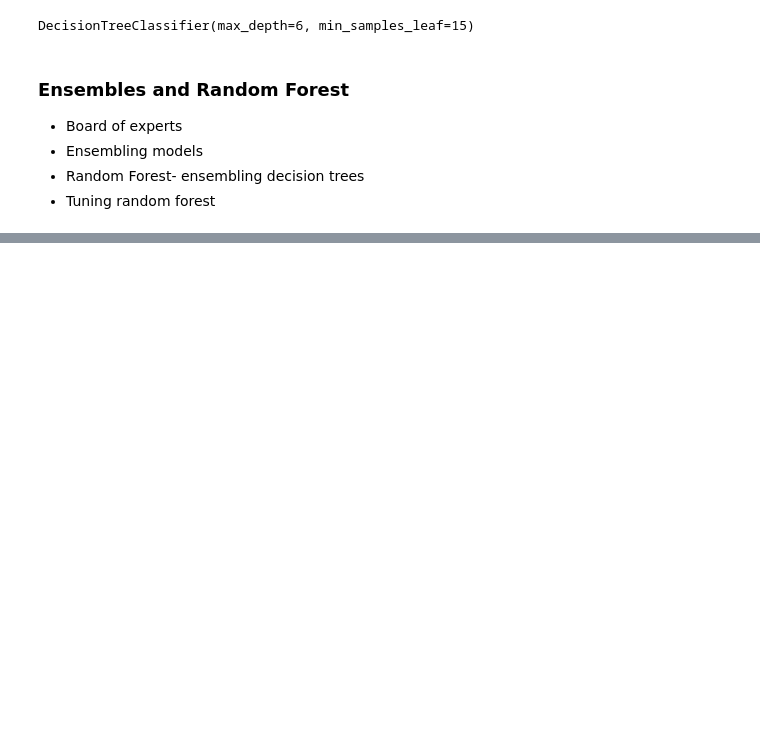
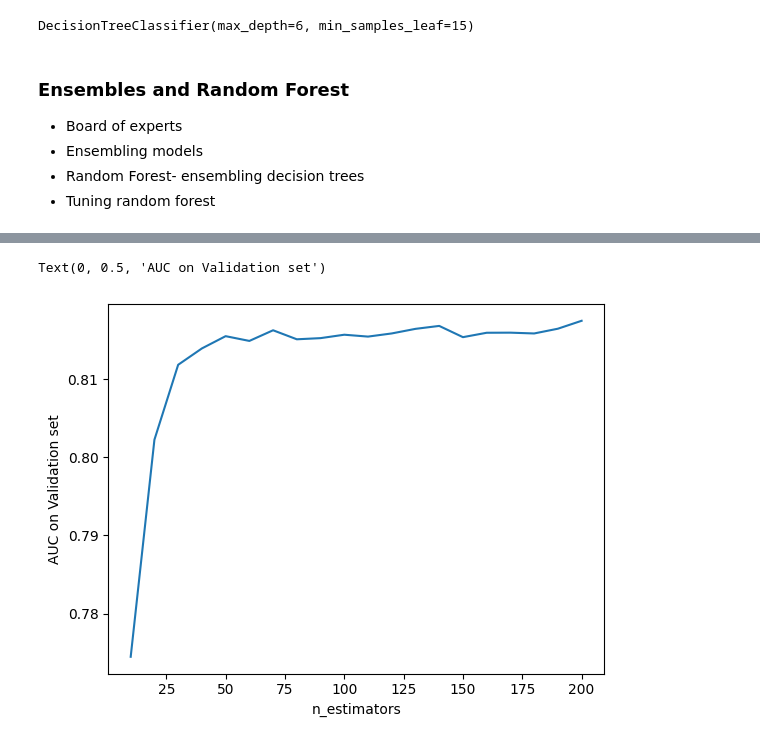
Before and after one commit to rajibulislam1/DataTalksClub, a Jupyter notebook: 2025/module-06.ipynb, the cells around one changed output, grey strips where cells are left out. Saved outputs shown, nothing was run; the diff lists cells and outputs as text; code cells hidden in the pictures; blank space fills up the shorter version.

Commit message:
Random Forest ModelTuning

```diff
--- a/2025/module-06.ipynb
+++ b/2025/module-06.ipynb
@@ -487,0 +490,3 @@ DecisionTreeClassifier(max_depth=6, min_samples_leaf=15)
+# %%
+rf = RandomForestClassifier(n_estimators = 10, random_state=1)
+rf.fit(X_train, y_train)
@@ -487,0 +495,2 @@ DecisionTreeClassifier(max_depth=6, min_samples_leaf=15)
+# %%
+y_pred = rf.predict_proba(X_val)[:, 1]
@@ -487,0 +501,14 @@ DecisionTreeClassifier(max_depth=6, min_samples_leaf=15)
+# %%
+scores = []
+# Tuning n_estimators
+for n in range(10, 201, 10):
+    rf = RandomForestClassifier(n_estimators = n, random_state=1)
+    rf.fit(X_train, y_train)
+
+    y_pred = rf.predict_proba(X_val)[:, 1]
+    auc = roc_auc_score(y_val, y_pred)
+    #print(f'n_estimators={n} --> val: {auc:.3f}')
+    scores.append((n, auc))
+# %%
+df_scores_rf = pd.DataFrame(scores, columns=['n_estimators', 'auc_val'])
+df_scores_rf.round(3)
@@ -487,0 +533,7 @@ DecisionTreeClassifier(max_depth=6, min_samples_leaf=15)
+# %%
+plt.plot(df_scores_rf.n_estimators, df_scores_rf.auc_val)
+plt.xlabel('n_estimators')
+plt.ylabel('AUC on Validation set')
+# %% [output]
+Text(0, 0.5, 'AUC on Validation set')
+[figure, added]
```
Also changed, not shown: parts of 21 cells of this notebook.
